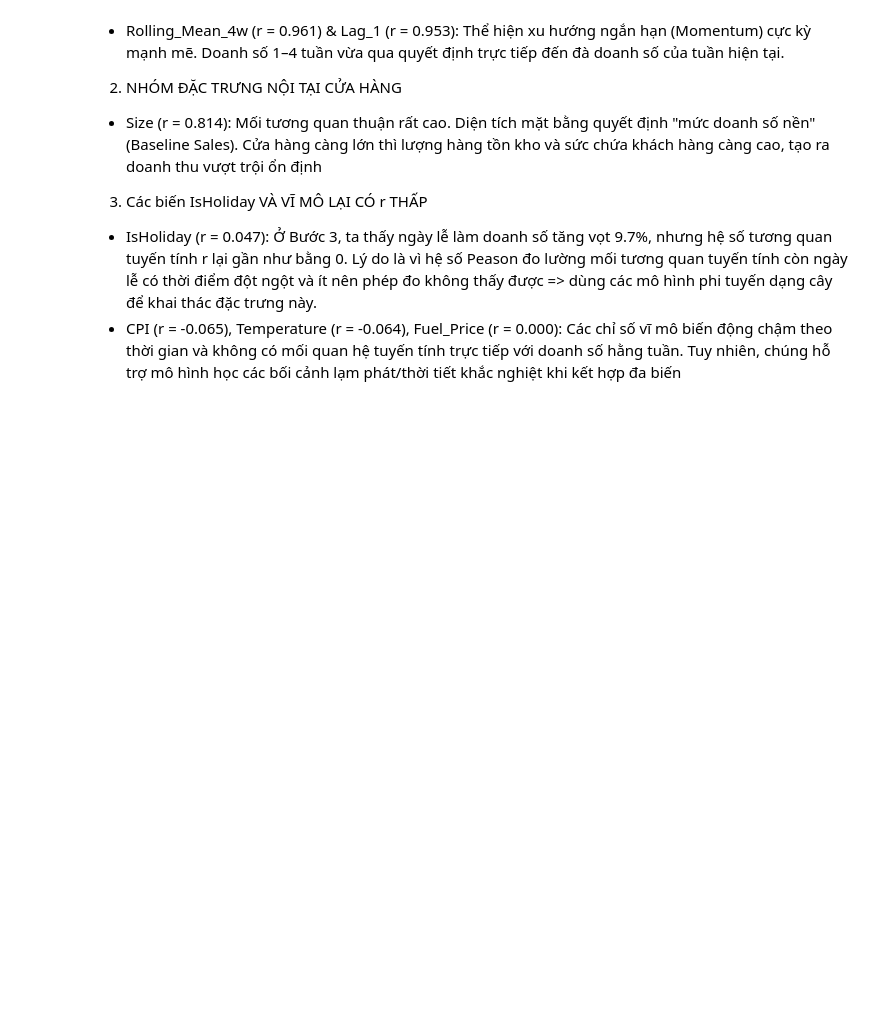
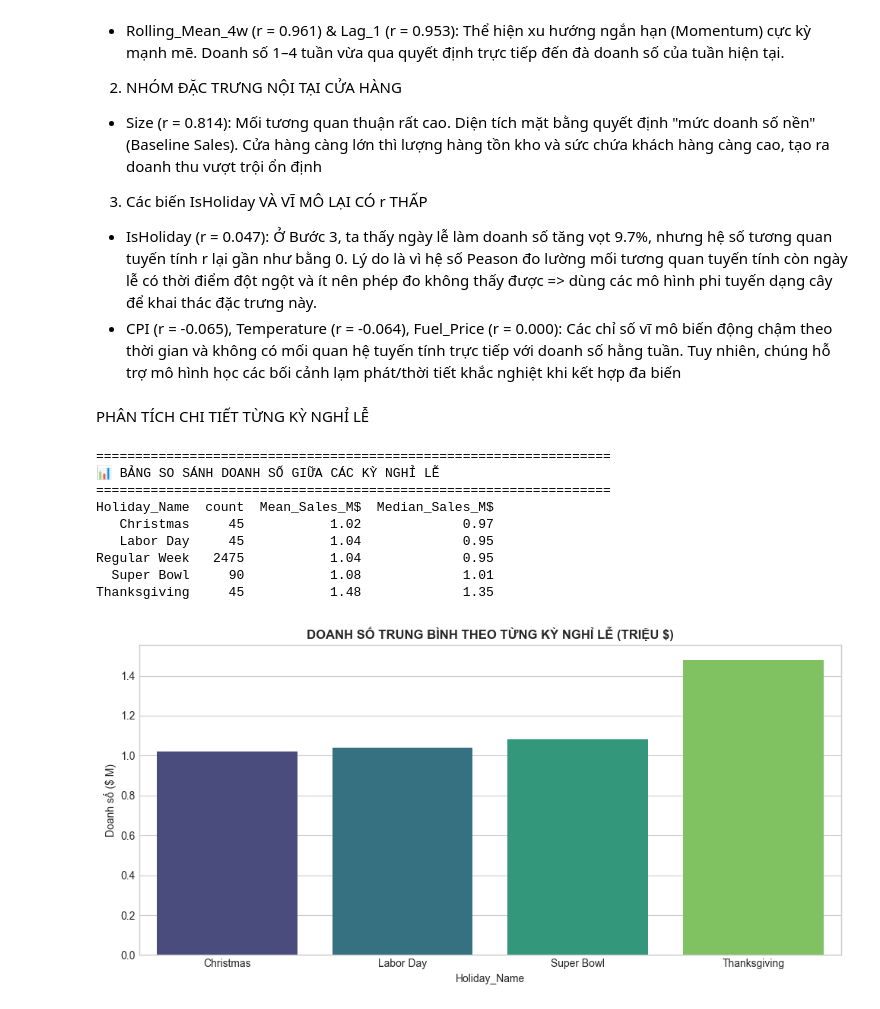
Before and after one commit to AIVIETNAM-AIO-trungcan/AIO_Conquer_Module3_PorscheClub, a Jupyter notebook: notebooks/01. Preprocessing.ipynb, the cells around one changed output. Saved outputs shown, nothing was run; the diff lists cells and outputs as text; code cells hidden in the pictures; blank space fills up the shorter version.

```diff
--- a/notebooks/01. Preprocessing.ipynb
+++ b/notebooks/01. Preprocessing.ipynb
@@ -498,3 +498,58 @@ Ma trận tương quan Pearson (r) đã bóc tách rõ nét mức độ đóng g
 3. Các biến IsHoliday VÀ VĨ MÔ LẠI CÓ r THẤP
 - IsHoliday (r = 0.047): Ở Bước 3, ta thấy ngày lễ làm doanh số tăng vọt 9.7%, nhưng hệ số tương quan tuyến tính r lại gần như bằng 0. Lý do là vì hệ số Peason đo lường mối tương quan tuyến tính còn ngày lễ có thời điểm đột ngột và ít nên phép đo không thấy được => dùng các mô hình phi tuyến dạng cây để khai thác đặc trưng này.
 - CPI (r = -0.065), Temperature (r = -0.064), Fuel_Price (r = 0.000): Các chỉ số vĩ mô biến động chậm theo thời gian và không có mối quan hệ tuyến tính trực tiếp với doanh số hằng tuần. Tuy nhiên, chúng hỗ trợ mô hình học các bối cảnh lạm phát/thời tiết khắc nghiệt khi kết hợp đa biến
+# %% [markdown]
+PHÂN TÍCH CHI TIẾT TỪNG KỲ NGHỈ LỄ
+# %%
+import matplotlib.pyplot as plt
+import seaborn as sns
+import pandas as pd
+
+# 1. Phân loại tên kỳ lễ dựa vào WeekOfYear
+def assign_holiday_name(row):
+    if row['IsHoliday'] == 1:
+        week = row['WeekOfYear']
+        if week in [5, 6]:
+            return 'Super Bowl'
+        elif week in [35, 36]:
+            return 'Labor Day'
+        elif week in [46, 47]:
+            return 'Thanksgiving'
+        elif week in [51, 52]:
+            return 'Christmas'
+        else:
+            return 'Other Holiday'
+    return 'Regular Week'
+
+df['Holiday_Name'] = df.apply(assign_holiday_name, axis=1)
+
+# 2. Thống kê doanh số trung bình theo từng ngày lễ
+holiday_summary = df.groupby('Holiday_Name')['Weekly_Sales'].agg(['count', 'mean', 'median']).reset_index()
+holiday_summary['Mean_Sales_M$'] = (holiday_summary['mean'] / 1e6).round(2)
+holiday_summary['Median_Sales_M$'] = (holiday_summary['median'] / 1e6).round(2)
+
+print("==================================================================")
+print("📊 BẢNG SO SÁNH DOANH SỐ GIỮA CÁC KỲ NGHỈ LỄ")
+print("==================================================================")
+print(holiday_summary[['Holiday_Name', 'count', 'Mean_Sales_M$', 'Median_Sales_M$']].to_string(index=False))
+
+# Visualise
+plt.figure(figsize=(10, 5))
+sns.barplot(data=holiday_summary[holiday_summary['Holiday_Name'] != 'Regular Week'],
+            x='Holiday_Name', y='Mean_Sales_M$', palette='viridis')
+plt.title('DOANH SỐ TRUNG BÌNH THEO TỪNG KỲ NGHỈ LỄ (TRIỆU $)', fontsize=12, fontweight='bold')
+plt.ylabel('Doanh số ($ M)')
+plt.tight_layout()
+plt.savefig('eda_holiday_breakdown.png', dpi=300)
+plt.show()
+# %% [output]
+==================================================================
+📊 BẢNG SO SÁNH DOANH SỐ GIỮA CÁC KỲ NGHỈ LỄ
+==================================================================
+Holiday_Name  count  Mean_Sales_M$  Median_Sales_M$
+   Christmas     45           1.02             0.97
+   Labor Day     45           1.04             0.95
+Regular Week   2475           1.04             0.95
+  Super Bowl     90           1.08             1.01
+Thanksgiving     45           1.48             1.35
+[figure, added]
```
Also changed, not shown: parts of 4 cells of this notebook, 3 other files.
